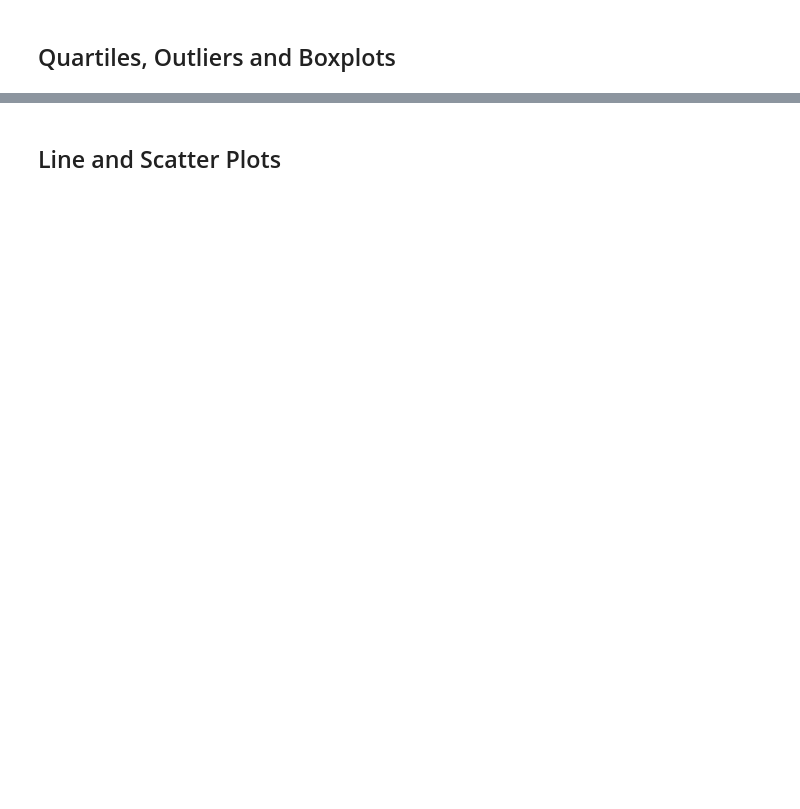
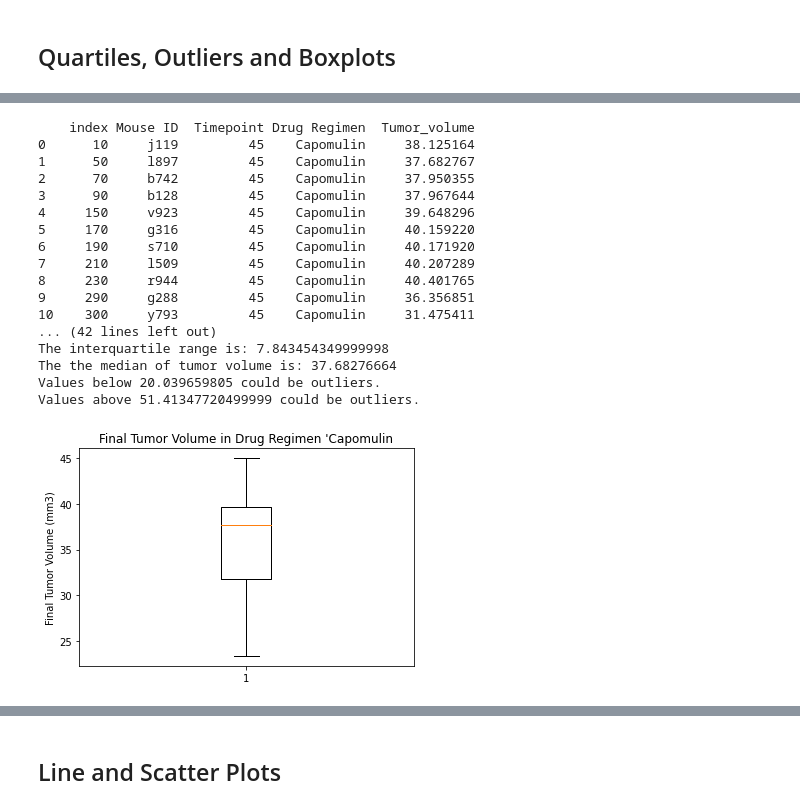
Before and after one commit to SoniMohandas/The_Power_of_Plots, a Jupyter notebook: Pharmaceuticals/pymaceuticals_starter.ipynb, the cells around one changed output, grey strips where cells are left out. Drawn from its saved outputs; the diff is of its cells as text; code cells hidden in the pictures; blank space fills up the shorter version.

```diff
--- a/Pharmaceuticals/pymaceuticals_starter.ipynb
+++ b/Pharmaceuticals/pymaceuticals_starter.ipynb
@@ -362,0 +262,19 @@ tumor_treatment=[]
+# %%
+# Calculate the final tumor volume of each mouse across four of the treatment regimens:
+# Capomulin, Ramicane, Infubinol, and Ceftamin
+
+# Start by getting the last (greatest) timepoint for each mouse descending order
+treatment_regimen1 = mousedata_study[['Mouse ID','Timepoint','Drug Regimen'
+                                     ]].sort_values(by='Timepoint', ascending=False)
+treatment_regimen1
+
+# Start by getting the last tumor volume for each mouse by ascending order
+treatment_regimen2 = mousedata_study[['Mouse ID','Tumor_volume']].sort_values(by='Tumor_volume')
+treatment_regimen2
+
+# Merging above two dataframe by 'Mouse ID'
+treatment_regimen_with_dupli=treatment_regimen1.merge(treatment_regimen2, how='left', on='Mouse ID')
+
+# Dropping duplicate rows by 'Mouse ID'
+treatment_regimen=treatment_regimen_with_dupli.drop_duplicates(['Mouse ID'], inplace=False)
+treatment_regimen
@@ -362,0 +295,61 @@ tumor_treatment=[]
+# %%
+
+
+# Calculate the IQR and quantitatively determine if there are any potential outliers.
+
+
+    # Locate the rows which contain mice on each drug and get the tumor volumes
+
+
+    # add subset
+
+
+    # Determine outliers using upper and lower bounds
+# Extracting dataframe with drug regimen 'Capomulin'
+capomulin_regimen = treatment_regimen.loc[treatment_regimen['Drug Regimen']=='Capomulin'].reset_index()
+print(capomulin_regimen)
+
+# Sorting Tumor Volume and resetting index
+capomulin_treatment=capomulin_regimen.Tumor_volume.sort_values()
+print(capomulin_treatment)
+
+quartiles = capomulin_treatment.quantile([0.25,0.5,0.75])
+lowerq = quartiles[0.25]
+upperq = quartiles[0.75]
+iqr = upperq-lowerq
+
+print(f"The lower quartile of tumor volume is: {lowerq}")
+print(f"The upper quartile of tumor volume is: {upperq}")
+print(f"The interquartile range is: {iqr}")
+print(f"The the median of tumor volume is: {quartiles[0.5]} ")
+
+lower_bound = lowerq - (1.5*iqr)
+upper_bound = upperq + (1.5*iqr)
+print(f"Values below {lower_bound} could be outliers.")
+print(f"Values above {upper_bound} could be outliers.")
+
+# Generate a box plot of the final tumor volume of each mouse across four regimens of interest
+fig1, ax1 = plt.subplots()
+ax1.set_title("Final Tumor Volume in Drug Regimen 'Capomulin")
+ax1.set_ylabel("Final Tumor Volume (mm3)")
+ax1.boxplot(capomulin_treatment)
+plt.show()
+# %% [output]
+    index Mouse ID  Timepoint Drug Regimen  Tumor_volume
+0      10     j119         45    Capomulin     38.125164
+1      50     l897         45    Capomulin     37.682767
+2      70     b742         45    Capomulin     37.950355
+3      90     b128         45    Capomulin     37.967644
+4     150     v923         45    Capomulin     39.648296
+5     170     g316         45    Capomulin     40.159220
+6     190     s710         45    Capomulin     40.171920
+7     210     l509         45    Capomulin     40.207289
+8     230     r944         45    Capomulin     40.401765
+9     290     g288         45    Capomulin     36.356851
+10    300     y793         45    Capomulin     31.475411
+... (42 lines left out)
+The interquartile range is: 7.843454349999998
+The the median of tumor volume is: 37.68276664
+Values below 20.039659805 could be outliers.
+Values above 51.41347720499999 could be outliers.
+[figure, added]
```
Also changed, not shown: parts of 17 cells of this notebook.
